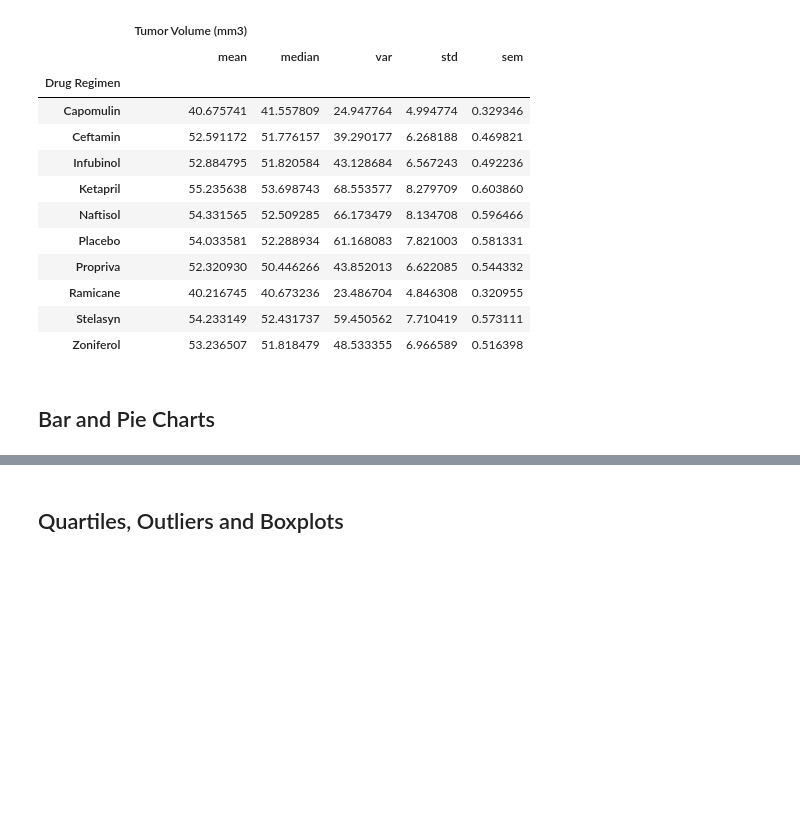
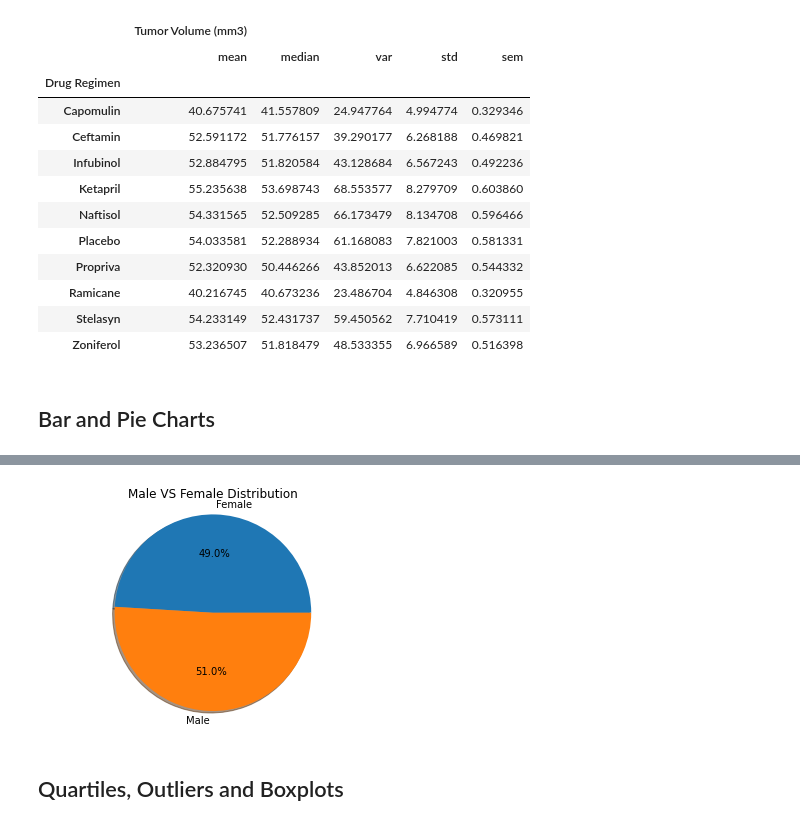
Before and after one commit to IlkayAtes11/Matplotlib-Challenge, a Jupyter notebook: Code/pymaceuticals.ipynb, the cells around one changed output, grey strips where cells are left out. Saved outputs shown, nothing was run; the diff lists cells and outputs as text; code cells hidden in the pictures; blank space fills up the shorter version.

```diff
--- a/Code/pymaceuticals.ipynb
+++ b/Code/pymaceuticals.ipynb
@@ -201,5 +201,16 @@ plt.show()
 # %%
 # Generate a pie plot showing the distribution of female versus male mice using pyplot
+sex = clean_data['Sex'].unique()
+
+gender_numbers = gender['Gender#'].to_list()
+
+plt.pie(gender_numbers, labels=sex, autopct="%1.1f%%", shadow=True)
+plt.axis("equal")
+plt.title("Male VS Female Distribution")
+plt.savefig("./Images/PyPlotPies.png")
+plt.show()
+# %% [output]
+[figure, added]
 # %% [markdown]
 ## Quartiles, Outliers and Boxplots
 # %%
```
Also changed, not shown: parts of 7 cells of this notebook, 4 other files.
